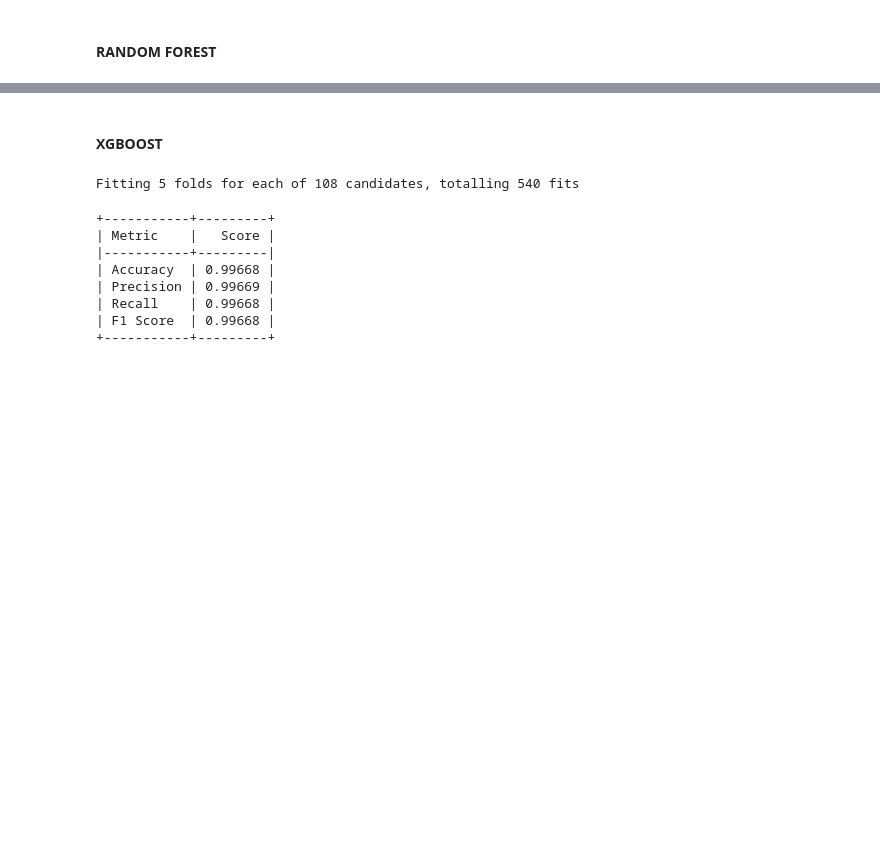
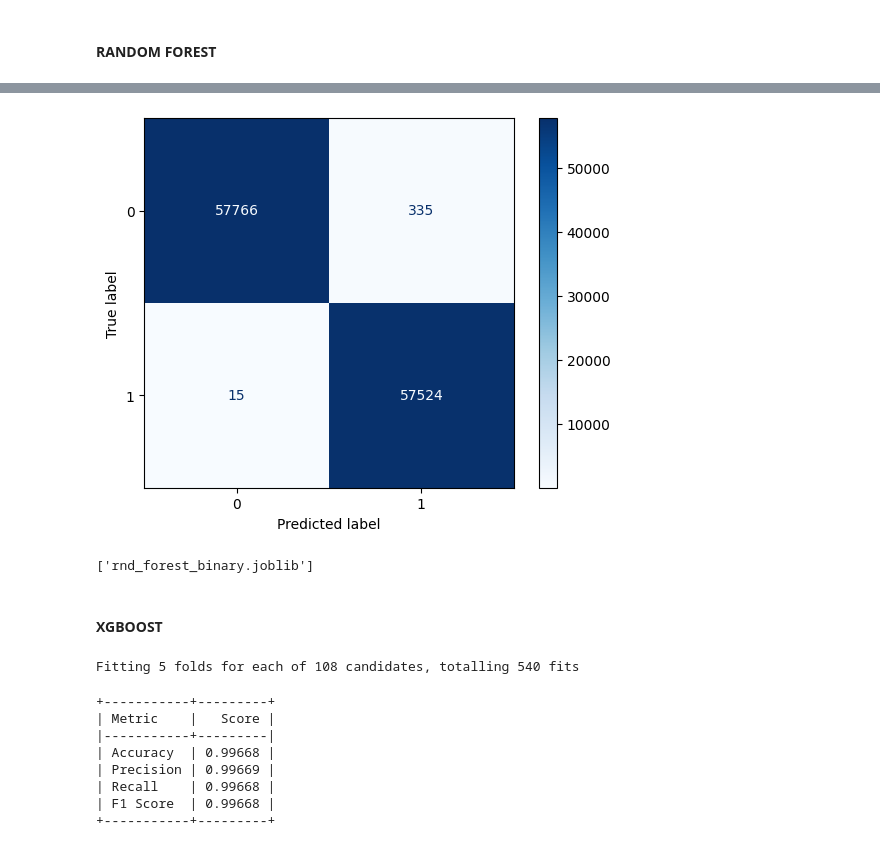
Before and after one commit to campanamattia/ai_for_security, a Jupyter notebook: notebook_edit.ipynb, the cells around one changed output, grey strips where cells are left out. Drawn from its saved outputs; the diff is of its cells as text; code cells hidden in the pictures; blank space fills up the shorter version.

Commit message:
mod: merged all binary, to fix it

```diff
--- a/notebook_edit.ipynb
+++ b/notebook_edit.ipynb
@@ -1360,0 +1500,14 @@ def preprocess_data_binary(df: pd.DataFrame) -> Tuple[pd.DataFrame, pd.Series]:
+# %%
+# Start the time
+start_time = time.time()
+
+# Fit the grid search
+search.fit(X_train, y_train)
+
+# Stop the timer and print the result
+elapsed_time = time.time() - start_time
+print(f"\n\nElapsed time {elapsed_time:.2f} seconds")
+
+# Access the best model and parameters
+best_model = search.best_estimator_
+print("\nBest Parameters by Average Score:", search.best_params_)
@@ -1360,0 +1521,2 @@ def preprocess_data_binary(df: pd.DataFrame) -> Tuple[pd.DataFrame, pd.Series]:
+# %%
+y_pred = best_model.predict(X_val)
@@ -1361,3 +1545,15 @@ def preprocess_data_binary(df: pd.DataFrame) -> Tuple[pd.DataFrame, pd.Series]:
+# %%
+ConfusionMatrixDisplay.from_predictions(y_val, y_pred, cmap='Blues')
+plt.show()
+# %% [output]
+[figure, added]
+# %%
+from joblib import dump, load
+
+# Save the model
+dump(best_model, 'rnd_forest_binary.joblib')
+# %% [output]
+['rnd_forest_binary.joblib']
 # %% [markdown]
 #### XGBOOST
 # %%
```
Also changed, not shown: parts of 28 cells of this notebook, 7 other files.
